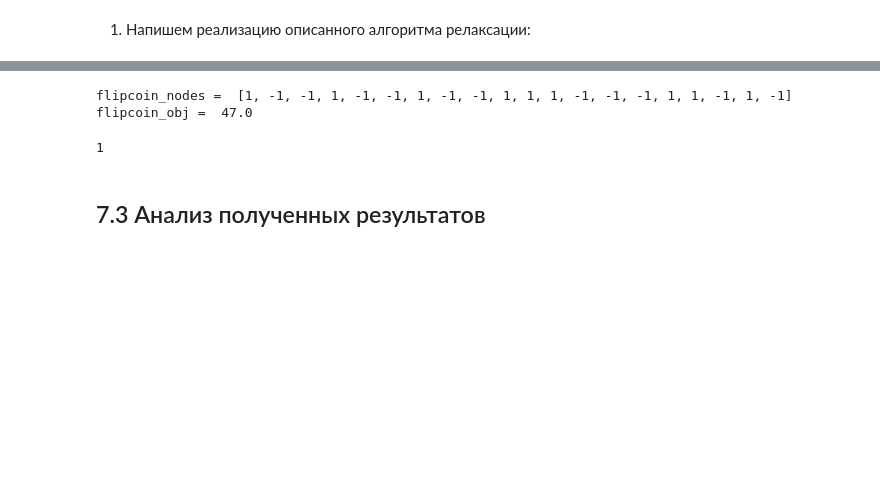
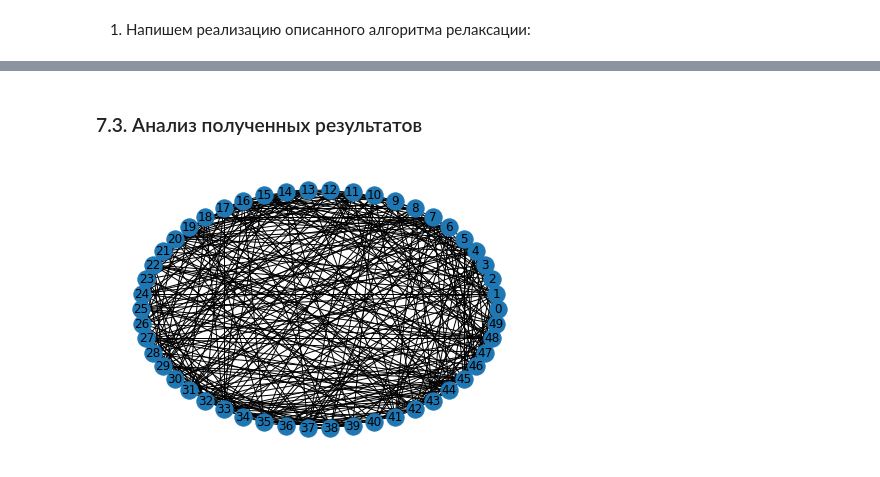
Before and after one commit to danon2018/SDP_project, a Jupyter notebook: SDP.ipynb, the cells around one changed output, grey strips where cells are left out. Saved outputs shown, nothing was run; the diff lists cells and outputs as text; code cells hidden in the pictures; blank space fills up the shorter version.

```diff
--- a/SDP.ipynb
+++ b/SDP.ipynb
@@ -727,4 +681,6 @@ def draw_graph(edges, node_count):
     G.add_nodes_from([i for i in range(node_count)])
     G.add_edges_from(edges)
 
-    nx.draw_circular(G, node_size = 300, with_labels = True)
+    nx.draw_circular(G,
+         node_size = 300,
+         with_labels = True)
@@ -947,8 +869,10 @@ relax_maxcut(edge_count, node_count, weights)
-# %%
-flipcoin_maxcut(edge_count, node_count, weights)
-# %% [output]
-flipcoin_nodes =  [1, -1, -1, 1, -1, -1, 1, -1, -1, 1, 1, 1, -1, -1, -1, 1, 1, -1, 1, -1]
-flipcoin_obj =  47.0
-1
 # %% [markdown]
-## 7.3 Анализ полученных результатов
+### 7.3. Анализ полученных результатов
+# %%
+# получаем граф
+edges_1, edge_count_1, node_count_1, weights_1 = get_graph('data/gc_50_3')
+
+# чертим исходный граф
+draw_graph(edges_1, node_count_1)
+# %% [output]
+[figure, added]
```
Also changed, not shown: parts of 15 cells of this notebook.
